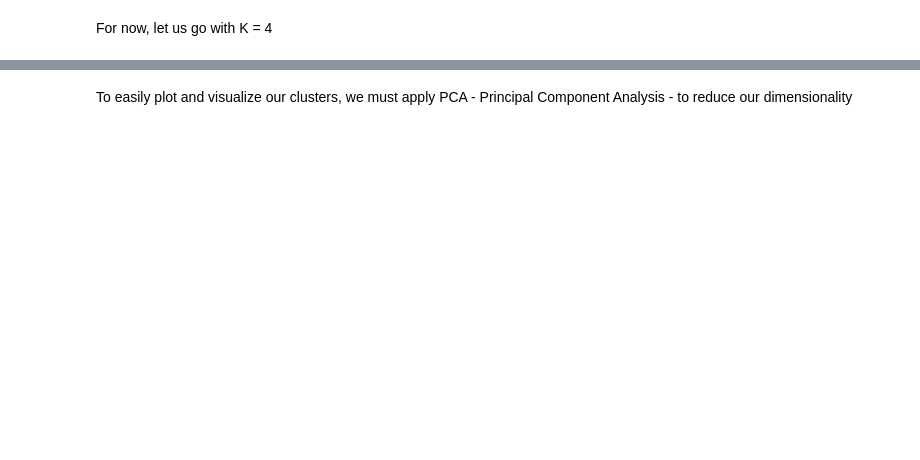
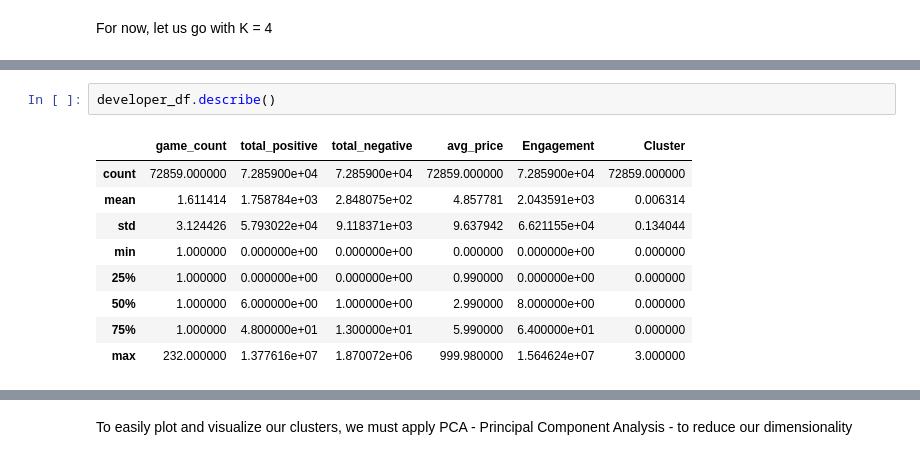
Before and after one commit to mangabe16/steam-developer-career-patterns, a Jupyter notebook: submission.ipynb, the cells around one changed output, grey strips where cells are left out. Cells and saved outputs as stored; diff of their text form; blank space fills up the shorter version.

```diff
--- a/submission.ipynb
+++ b/submission.ipynb
@@ -478,0 +471,12 @@ developer_df.head()
+# %%
+developer_df.describe()
+# %% [output]
+|  | game_count | total_positive | total_negative | avg_price | Engagement | Cluster |
+| count | 72859.000000 | 7.285900e+04 | 7.285900e+04 | 72859.000000 | 7.285900e+04 | 72859.000000 |
+| mean | 1.611414 | 1.758784e+03 | 2.848075e+02 | 4.857781 | 2.043591e+03 | 0.006314 |
+| std | 3.124426 | 5.793022e+04 | 9.118371e+03 | 9.637942 | 6.621155e+04 | 0.134044 |
+| min | 1.000000 | 0.000000e+00 | 0.000000e+00 | 0.000000 | 0.000000e+00 | 0.000000 |
+| 25% | 1.000000 | 0.000000e+00 | 0.000000e+00 | 0.990000 | 0.000000e+00 | 0.000000 |
+| 50% | 1.000000 | 6.000000e+00 | 1.000000e+00 | 2.990000 | 8.000000e+00 | 0.000000 |
+| 75% | 1.000000 | 4.800000e+01 | 1.300000e+01 | 5.990000 | 6.400000e+01 | 0.000000 |
+| max | 232.000000 | 1.377616e+07 | 1.870072e+06 | 999.980000 | 1.564624e+07 | 3.000000 |
```
Also changed, not shown: parts of 23 cells of this notebook.
